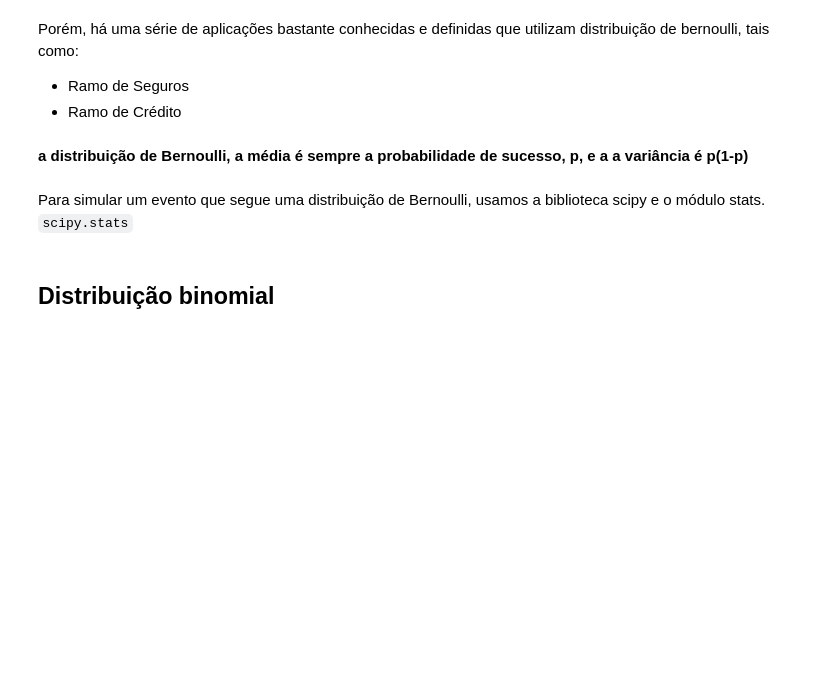
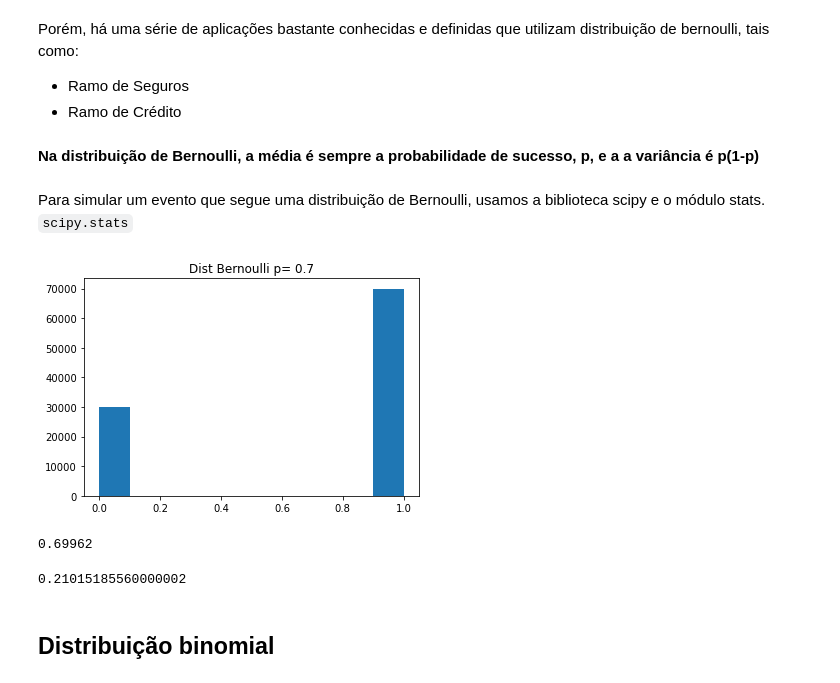
Before and after one commit to brondevitor/Python_Jorney, a Jupyter notebook: Statistics/Estatística Descritiva (Parte II).ipynb, the cells around one changed output. Cells and saved outputs as stored; diff of their text form; code cells hidden in the pictures; blank space fills up the shorter version.

````diff
--- a/Statistics/Estatística Descritiva (Parte II).ipynb
+++ b/Statistics/Estatística Descritiva (Parte II).ipynb
@@ -380,9 +380,30 @@ Porém, há uma série de aplicações bastante conhecidas e definidas que utili
 - Ramo de Seguros
 - Ramo de Crédito
 # %% [markdown]
-**a distribuição de Bernoulli, a média é sempre a probabilidade de sucesso, p, e a a variância é p(1-p)**
+**Na distribuição de Bernoulli, a média é sempre a probabilidade de sucesso, p, e a a variância é p(1-p)**
 # %% [markdown]
 Para simular um evento que segue uma distribuição de Bernoulli, usamos a biblioteca scipy e o módulo stats. ```scipy.stats```
+# %%
+bernoulli_dist = bernoulli.rvs(p= 0.7, #probabilidade de sucesso
+                              size = 100000, #numero de experimentos
+                              loc = 0, #fracasso
+                              random_state=12) # seed
+# %%
+plt.hist(bernoulli_dist)
+plt.title("Dist Bernoulli p= 0.7")
+plt.show()
+# %% [output]
+[figure, added]
+# %%
+#Média
+bernoulli_dist.mean()
+# %% [output]
+0.69962
+# %%
+# variância
+bernoulli_dist.var()
+# %% [output]
+0.21015185560000002
 # %% [markdown]
 ## Distribuição binomial
 # %% [markdown]
````
Also changed, not shown: parts of 24 cells of this notebook.
